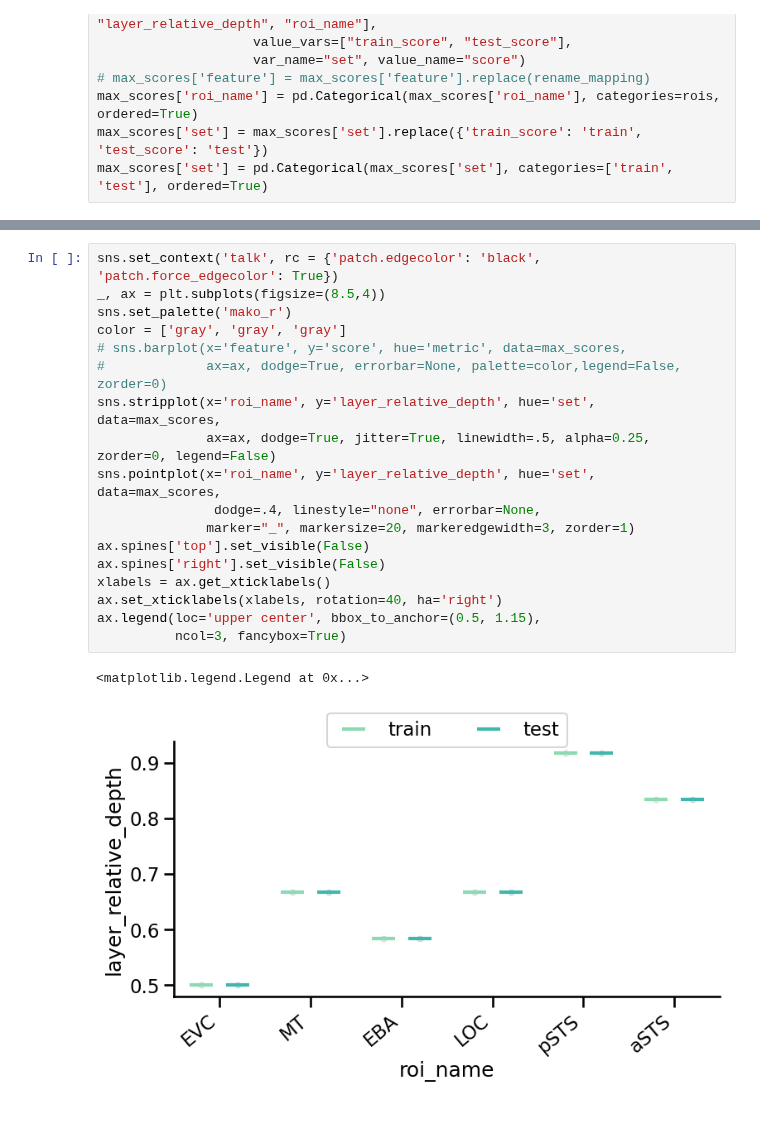
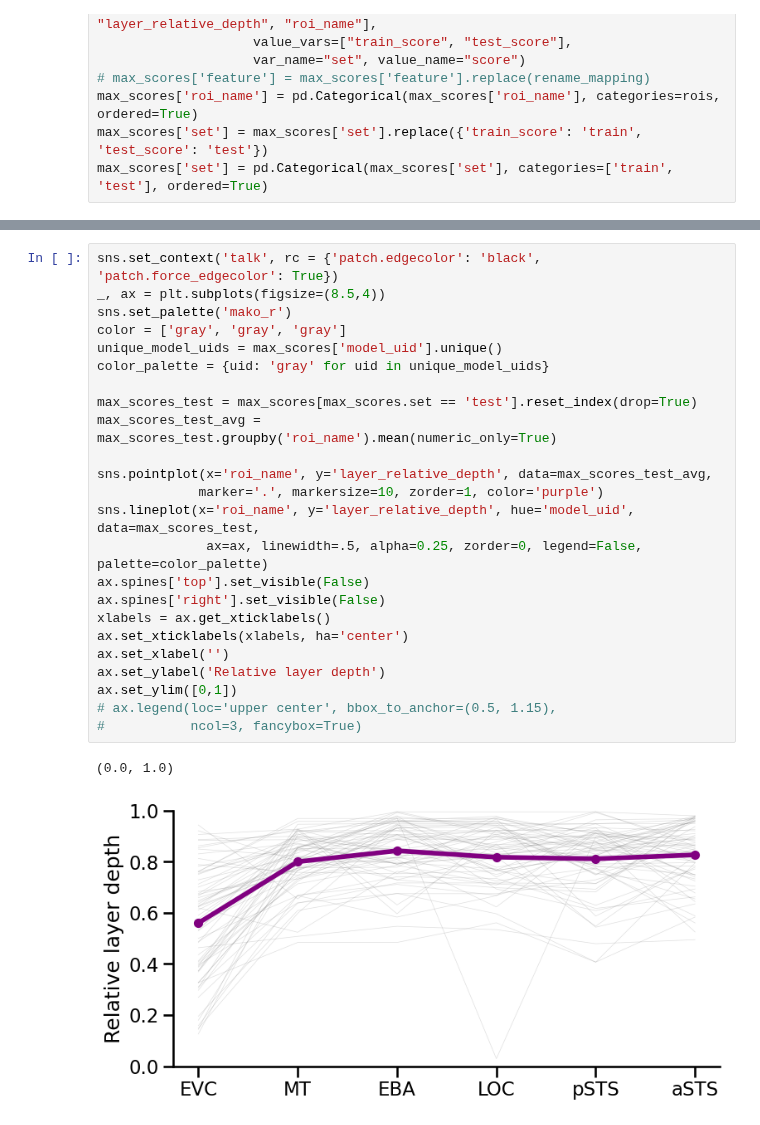
Before and after one commit to Isik-lab/SIfMRI_modeling, a Jupyter notebook: notebooks/behavior_results.ipynb, the cells around one changed output, grey strips where cells are left out. Cells and saved outputs as stored; diff of their text form.

```diff
--- a/notebooks/behavior_results.ipynb
+++ b/notebooks/behavior_results.ipynb
@@ -102,21 +106,27 @@ ax.legend(loc='upper center', bbox_to_anchor=(0.5, 1.15),
 # %%
 sns.set_context('talk', rc = {'patch.edgecolor': 'black', 'patch.force_edgecolor': True})
 _, ax = plt.subplots(figsize=(8.5,4))
 sns.set_palette('mako_r')
 color = ['gray', 'gray', 'gray']
-# sns.barplot(x='feature', y='score', hue='metric', data=max_scores,
-#             ax=ax, dodge=True, errorbar=None, palette=color,legend=False, zorder=0)
-sns.stripplot(x='roi_name', y='layer_relative_depth', hue='set', data=max_scores,
-              ax=ax, dodge=True, jitter=True, linewidth=.5, alpha=0.25, zorder=0, legend=False)
-sns.pointplot(x='roi_name', y='layer_relative_depth', hue='set', data=max_scores,
-               dodge=.4, linestyle="none", errorbar=None,
-              marker="_", markersize=20, markeredgewidth=3, zorder=1)
+unique_model_uids = max_scores['model_uid'].unique()
+color_palette = {uid: 'gray' for uid in unique_model_uids}
+
+max_scores_test = max_scores[max_scores.set == 'test'].reset_index(drop=True)
+max_scores_test_avg = max_scores_test.groupby('roi_name').mean(numeric_only=True)
+
+sns.pointplot(x='roi_name', y='layer_relative_depth', data=max_scores_test_avg,
+             marker='.', markersize=10, zorder=1, color='purple')
+sns.lineplot(x='roi_name', y='layer_relative_depth', hue='model_uid', data=max_scores_test,
+              ax=ax, linewidth=.5, alpha=0.25, zorder=0, legend=False, palette=color_palette)
 ax.spines['top'].set_visible(False)
 ax.spines['right'].set_visible(False)
 xlabels = ax.get_xticklabels()
-ax.set_xticklabels(xlabels, rotation=40, ha='right')
-ax.legend(loc='upper center', bbox_to_anchor=(0.5, 1.15),
-          ncol=3, fancybox=True)
+ax.set_xticklabels(xlabels, ha='center')
+ax.set_xlabel('')
+ax.set_ylabel('Relative layer depth')
+ax.set_ylim([0,1])
+# ax.legend(loc='upper center', bbox_to_anchor=(0.5, 1.15),
+#           ncol=3, fancybox=True)
 # %% [output]
-<matplotlib.legend.Legend at 0x...>
+(0.0, 1.0)
-[figure, old version]
+[figure, new version]
```
Also changed, not shown: parts of 2 cells of this notebook, 23 other files.
